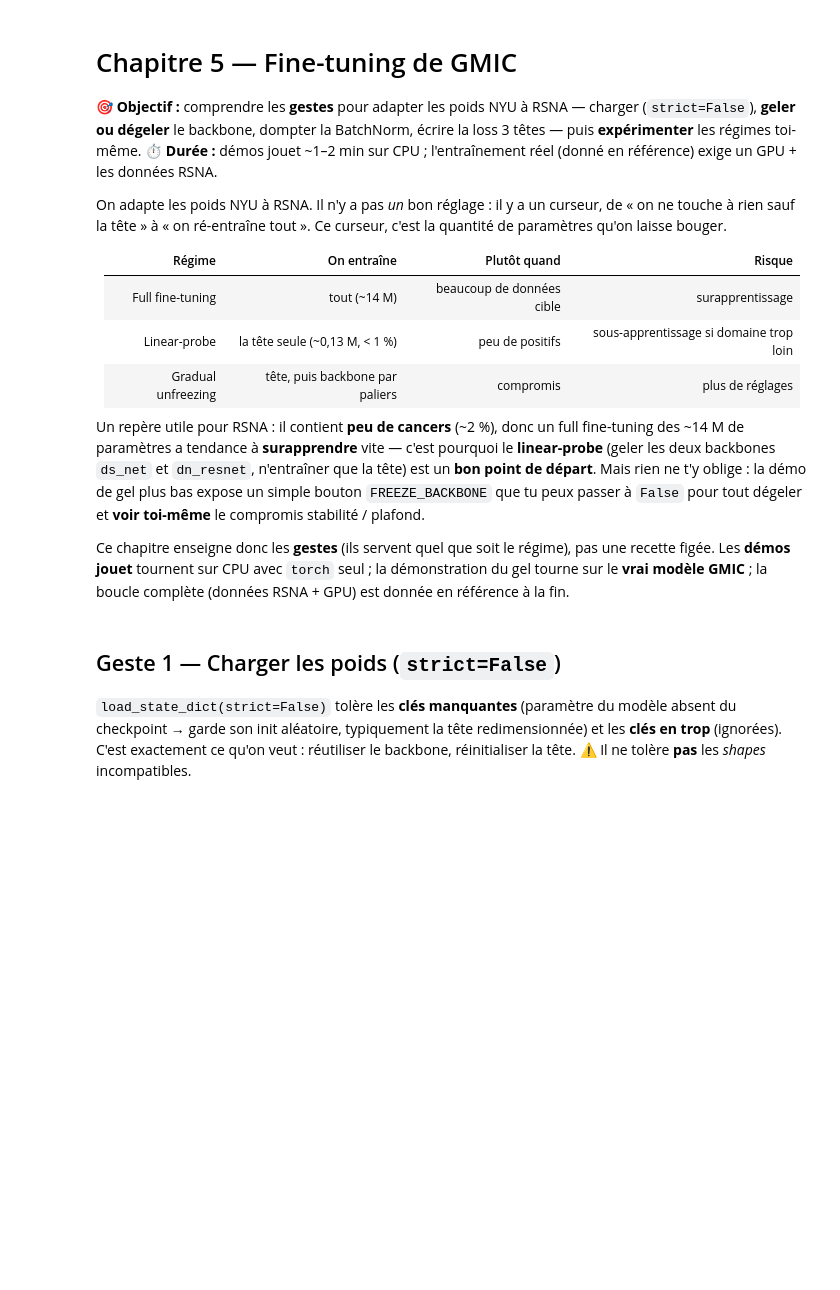
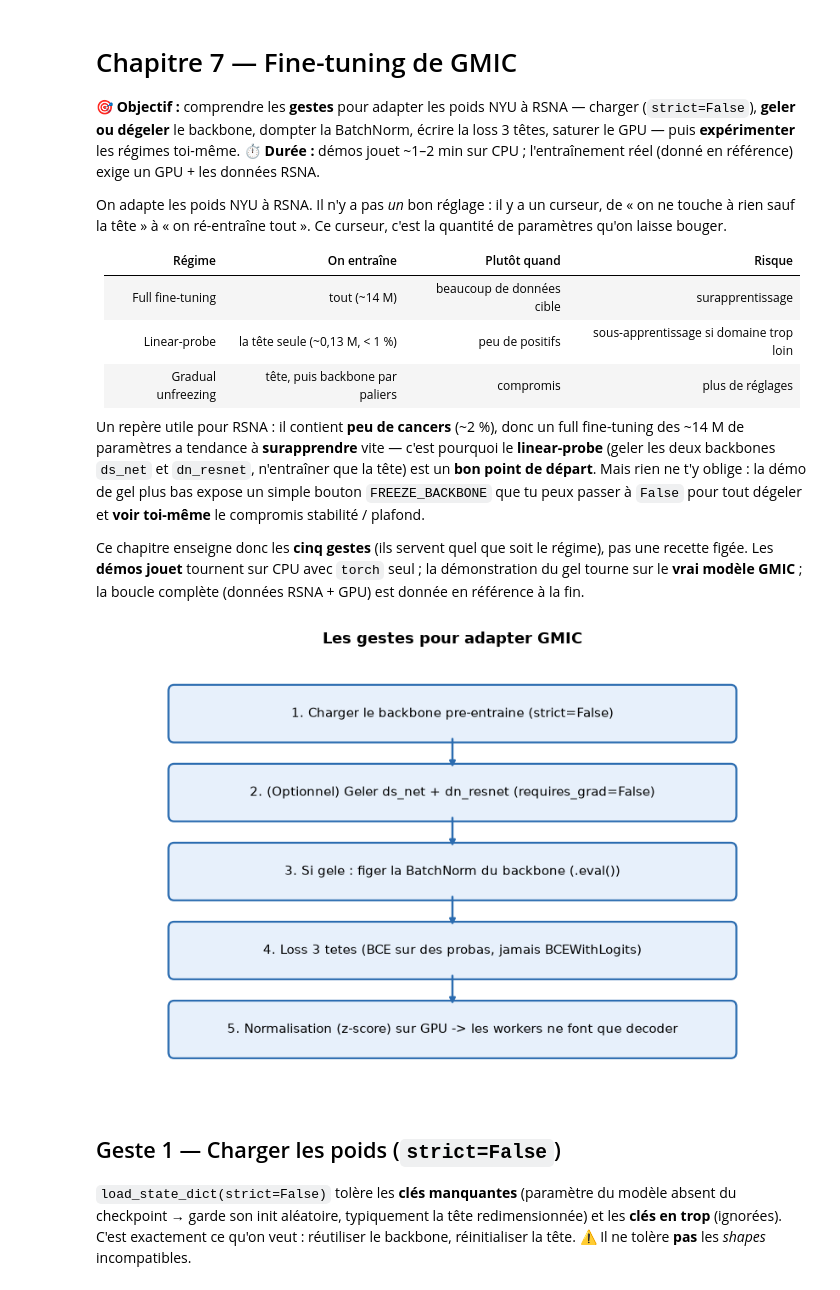
Before and after one commit to Epiconcept-Paris/data-capsule-deep-piste, a Jupyter notebook: notebooks/07_gmic_finetuning.ipynb, the cells around one changed output. Drawn from its saved outputs; the diff is of its cells as text; code cells hidden in the pictures; blank space fills up the shorter version.

```diff
--- a/notebooks/07_gmic_finetuning.ipynb
+++ b/notebooks/07_gmic_finetuning.ipynb
@@ -1,7 +1,7 @@
 # %% [markdown]
-# Chapitre 5 — Fine-tuning de GMIC
+# Chapitre 7 — Fine-tuning de GMIC
 
-**🎯 Objectif :** comprendre les **gestes** pour adapter les poids NYU à RSNA — charger (`strict=False`), **geler ou dégeler** le backbone, dompter la BatchNorm, écrire la loss 3 têtes — puis **expérimenter** les régimes toi-même.
+**🎯 Objectif :** comprendre les **gestes** pour adapter les poids NYU à RSNA — charger (`strict=False`), **geler ou dégeler** le backbone, dompter la BatchNorm, écrire la loss 3 têtes, saturer le GPU — puis **expérimenter** les régimes toi-même.
 **⏱ Durée :** démos jouet ~1–2 min sur CPU ; l'entraînement réel (donné en référence) exige un GPU + les données RSNA.
 
 On adapte les poids NYU à RSNA. Il n'y a pas *un* bon réglage : il y a un curseur,
@@ -21,22 +21,25 @@ n'entraîner que la tête) est un **bon point de départ**. Mais rien ne t'y obl
 la démo de gel plus bas expose un simple bouton `FREEZE_BACKBONE` que tu peux passer
 à `False` pour tout dégeler et **voir toi-même** le compromis stabilité / plafond.
 
-Ce chapitre enseigne donc les **gestes** (ils servent quel que soit le régime), pas
+Ce chapitre enseigne donc les **cinq gestes** (ils servent quel que soit le régime), pas
 une recette figée. Les **démos jouet** tournent sur CPU avec `torch` seul ; la
 démonstration du gel tourne sur le **vrai modèle GMIC** ; la boucle complète (données
 RSNA + GPU) est donnée en référence à la fin.
 # %%
 import os, sys
 import torch
 from course_utils import flowchart, gmic_dir
 sys.path.insert(0, gmic_dir())
 
 flowchart([
     '1. Charger le backbone pre-entraine (strict=False)',
     '2. (Optionnel) Geler ds_net + dn_resnet (requires_grad=False)',
     '3. Si gele : figer la BatchNorm du backbone (.eval())',
-    '4. Optimiser les params entrainables (loss 3 tetes)',
+    '4. Loss 3 tetes (BCE sur des probas, jamais BCEWithLogits)',
+    '5. Normalisation (z-score) sur GPU -> les workers ne font que decoder',
 ], title='Les gestes pour adapter GMIC')
+# %% [output]
+[figure, added]
 # %% [markdown]
 ## Geste 1 — Charger les poids (`strict=False`)
 
```
Also changed, not shown: parts of 14 cells of this notebook, 20 other files.
